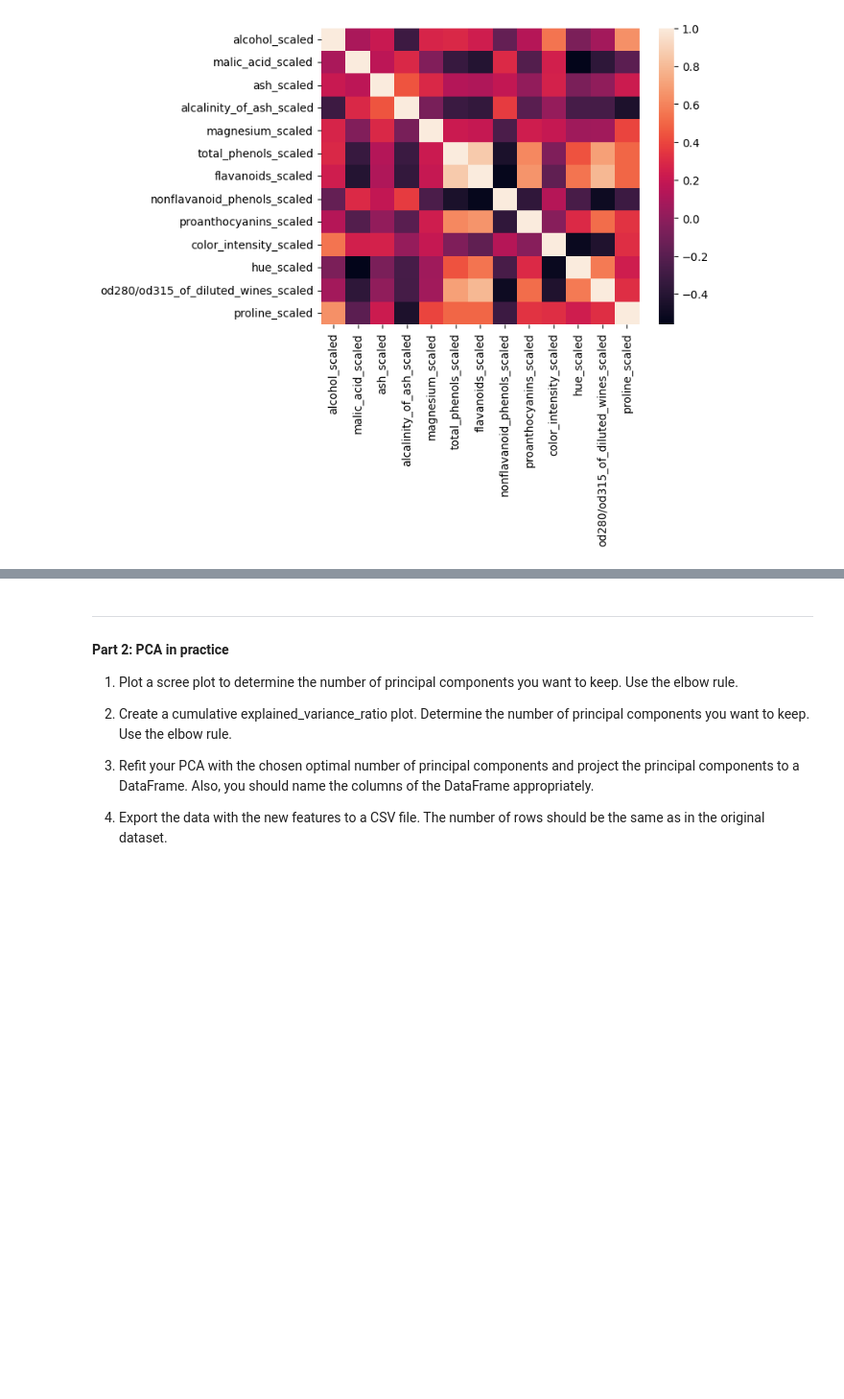
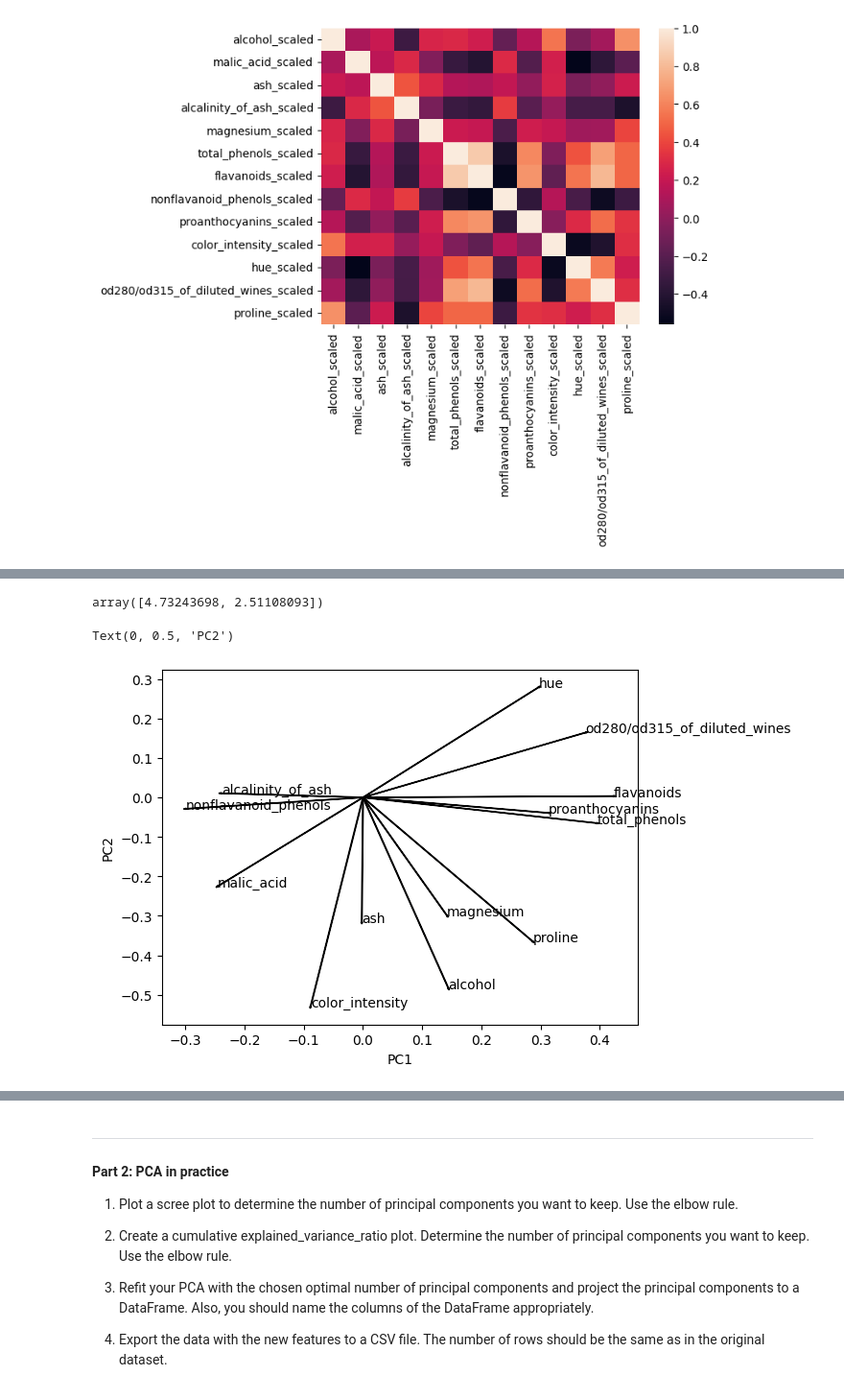
Before and after one commit to silvhua-Lighthouse/2022-10-10-dimensionality_reduction_exercise, a Jupyter notebook: PCA_exercise.ipynb, the cells around one changed output, grey strips where cells are left out. Shown at 96% size. Cells and saved outputs as stored; diff of their text form; code cells hidden in the pictures; blank space fills up the shorter version.

```diff
--- a/PCA_exercise.ipynb
+++ b/PCA_exercise.ipynb
@@ -72,0 +145,5 @@ sns.heatmap(data_scaled.corr())
+# %%
+print(pca.components_.shape)
+loadings = pd.DataFrame(pca.components_)
+loadings.columns = data.columns
+loadings
@@ -72,0 +171,16 @@ sns.heatmap(data_scaled.corr())
+# %%
+pca.explained_variance_
+# %% [output]
+array([4.73243698, 2.51108093])
+# %%
+# loading plot
+for feature, vector in loadings.items():
+    # Plot each feature using the two principal components as axes
+    plt.arrow(0,0,vector[0],vector[1])
+    # Label each arrow at the tip of the line
+    plt.text(vector[0],vector[1],feature)
+plt.xlabel('PC1')
+plt.ylabel('PC2')
+# %% [output]
+Text(0, 0.5, 'PC2')
+[figure, added]
```
Also changed, not shown: parts of 18 cells of this notebook.
